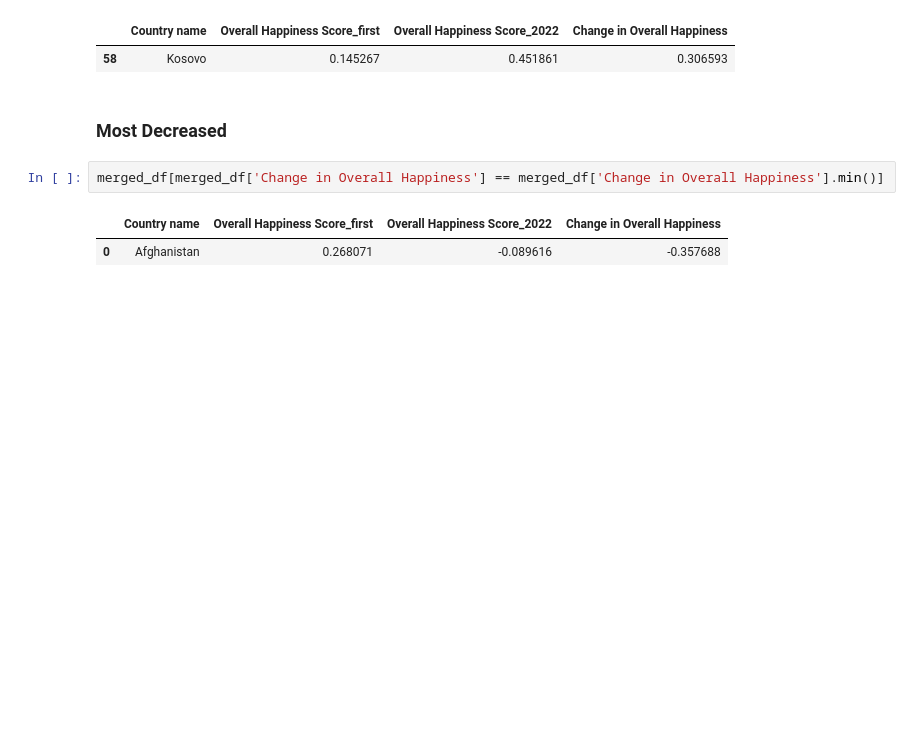
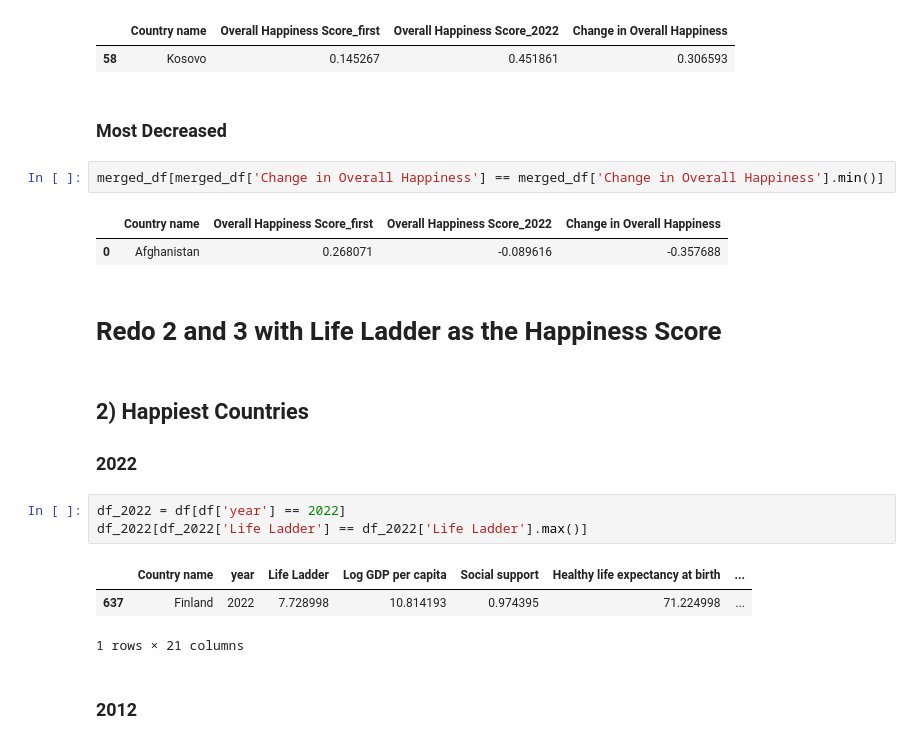
Before and after one commit to USFCA-CS663-Spring2024/happiness-ielo03, a Jupyter notebook: Happiness - Assignment 1 - CS 663 (Machine Learning).ipynb, the cells around one changed output. Drawn from its saved outputs; the diff is of its cells as text; blank space fills up the shorter version.

```diff
--- a/Happiness - Assignment 1 - CS 663 (Machine Learning).ipynb
+++ b/Happiness - Assignment 1 - CS 663 (Machine Learning).ipynb
@@ -235,3 +287,17 @@ merged_df[merged_df['Change in Overall Happiness'] == merged_df['Change in Overa
 # %% [output]
 |  | Country name | Overall Happiness Score_first | Overall Happiness Score_2022 | Change in Overall Happiness |
 | 0 | Afghanistan | 0.268071 | -0.089616 | -0.357688 |
+# %% [markdown]
+# Redo 2 and 3 with Life Ladder as the Happiness Score
+# %% [markdown]
+## 2) Happiest Countries
+### 2022
+# %%
+df_2022 = df[df['year'] == 2022]
+df_2022[df_2022['Life Ladder'] == df_2022['Life Ladder'].max()]
+# %% [output]
+|  | Country name | year | Life Ladder | Log GDP per capita | Social support | Healthy life expectancy at birth | ... |
+| 637 | Finland | 2022 | 7.728998 | 10.814193 | 0.974395 | 71.224998 | ... |
+1 rows × 21 columns
+# %% [markdown]
+### 2012
```
Also changed, not shown: parts of 15 cells of this notebook.
